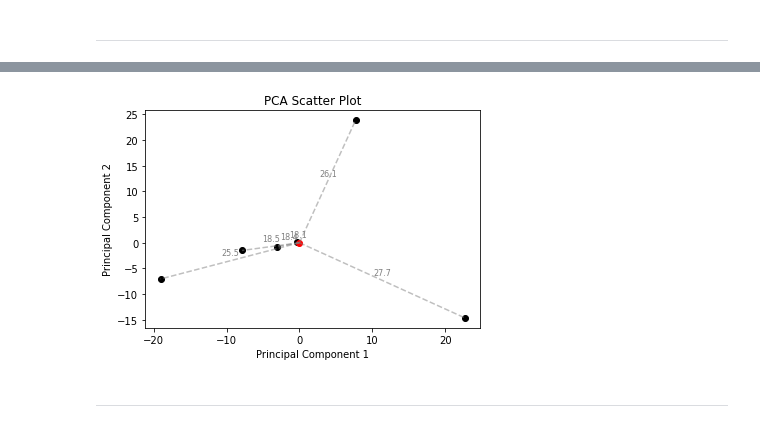
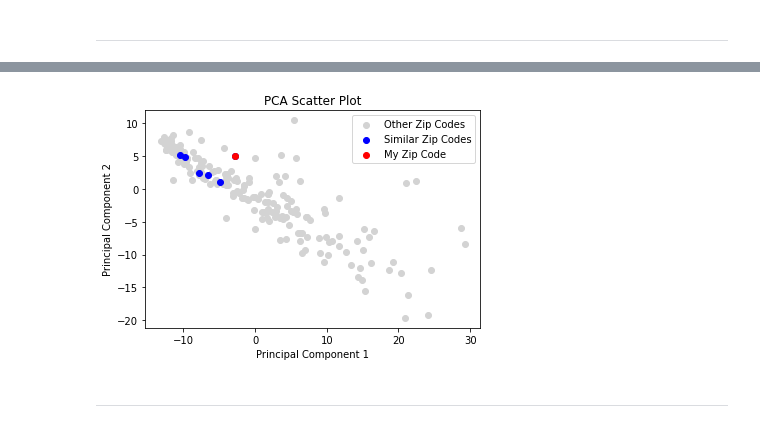
Before and after one commit to schmeeed/capstone, a Jupyter notebook: notebooks/13_PCA-KNN-Viz.ipynb, the cells around one changed output, grey strips where cells are left out. Cells and saved outputs as stored; diff of their text form; code cells hidden in the pictures.

```diff
--- a/notebooks/13_PCA-KNN-Viz.ipynb
+++ b/notebooks/13_PCA-KNN-Viz.ipynb
@@ -175,36 +137,23 @@ plt.show()
-# %%
-import matplotlib.pyplot as plt
-import numpy as np
-
-# Plot the transformed data
-plt.scatter(transformed_data[:, 0], transformed_data[:, 1], color='black', label='Data Points')
-plt.scatter(center_point[0], center_point[1], color='red', label='Center Point')
-plt.xlabel('Principal Component 1')
-plt.ylabel('Principal Component 2')
-plt.title('PCA Scatter Plot')
-
-# Draw a grey line from the center to each data point with opacity
-for i in range(transformed_data.shape[0]):
-    plt.plot([center_point[0], transformed_data[i, 0]], [center_point[1],
-            transformed_data[i, 1]], color='grey', linestyle='--', alpha=0.5)
-
-    # Calculate the Euclidean distance from the center to each point
-    distance = np.linalg.norm(transformed_data[i] - center_point)
-
-    # Calculate the midpoint of the line
-    midpoint_x = (center_point[0] + transformed_data[i, 0]) / 2
-    midpoint_y = (center_point[1] + transformed_data[i, 1]) / 2
-
-    # Define the offsets for the labels
-    x_offset = 0.05  # Offset in the x-axis direction
-    y_offset = 1.5  # Offset in the y-axis direction
-
-    # Show the distance as text at the midpoint of the line with offsets
-    plt.text(midpoint_x + x_offset, midpoint_y + y_offset, f'{distance:.1f}',
-             color='grey', fontsize=8, ha='center', va='center')
-
-plt.show()
-# %% [output]
-[figure, removed]
+# %%
+# Removing extreme outlier
+transformed_data = transformed_data[(transformed_data[:, 0] < 40) & (transformed_data[:, 1] < 20)]
+
+# Plot the transformed data
+plt.scatter(transformed_data[:, 0], transformed_data[:, 1],
+            color='lightgrey', label='Other Zip Codes')
+plt.scatter(transformed_data[my_sim_zips.index, 0], transformed_data[my_sim_zips.index, 1],
+            color='blue', label='Similar Zip Codes')
+plt.scatter(transformed_data[my_zip_vals.index, 0], transformed_data[my_zip_vals.index, 1],
+            color='red', label='My Zip Code')
+plt.xlabel('Principal Component 1')
+plt.ylabel('Principal Component 2')
+plt.title('PCA Scatter Plot')
+
+plt.legend()
+
+# Show the plot
+plt.show()
+# %% [output]
+[figure, added]
 # %% [markdown]
 -----
```
Also changed, not shown: parts of 15 cells of this notebook.
